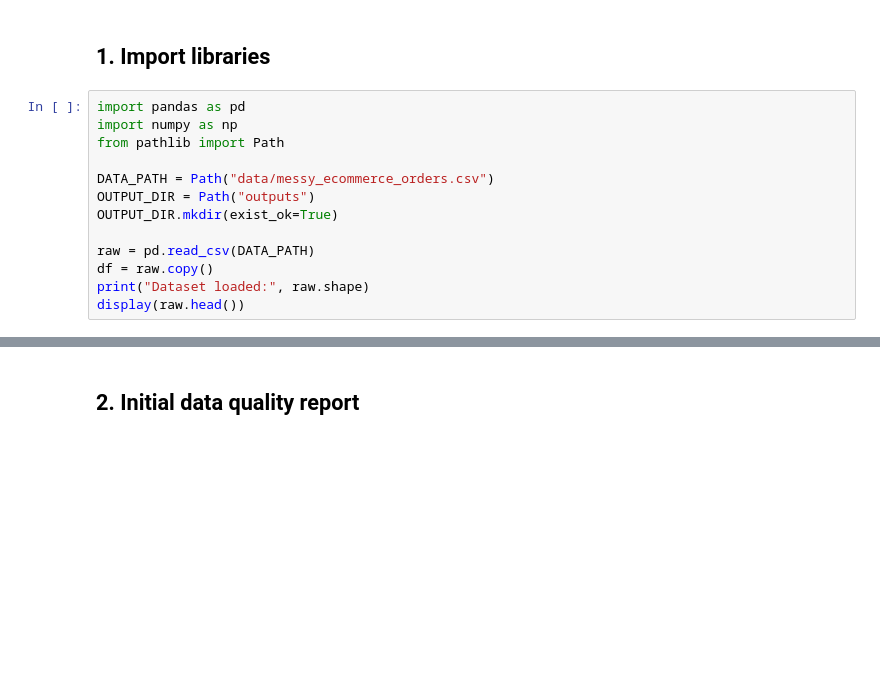
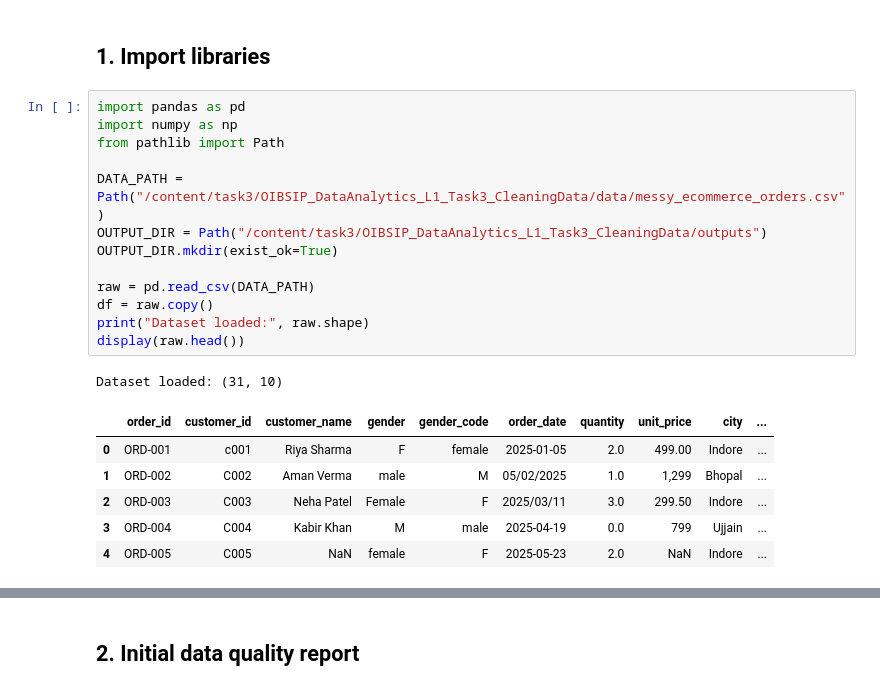
Before and after one commit to gautamrathore28/OIBSIP, a Jupyter notebook: Data_Cleaning_Ecommerce_Orders.ipynb, the cells around one changed output, grey strips where cells are left out. Drawn from its saved outputs; the diff is of its cells as text; blank space fills up the shorter version.

Commit message:
Completed Task 3 Data Cleaning with Results .

```diff
--- a/Data_Cleaning_Ecommerce_Orders.ipynb
+++ b/Data_Cleaning_Ecommerce_Orders.ipynb
@@ -23,13 +23,21 @@ Clean a deliberately messy e-commerce orders dataset and document every data-qua
 # %%
 import pandas as pd
 import numpy as np
 from pathlib import Path
 
-DATA_PATH = Path("data/messy_ecommerce_orders.csv")
-OUTPUT_DIR = Path("outputs")
+DATA_PATH = Path("/content/task3/OIBSIP_DataAnalytics_L1_Task3_CleaningData/data/messy_ecommerce_orders.csv")
+OUTPUT_DIR = Path("/content/task3/OIBSIP_DataAnalytics_L1_Task3_CleaningData/outputs")
 OUTPUT_DIR.mkdir(exist_ok=True)
 
 raw = pd.read_csv(DATA_PATH)
 df = raw.copy()
 print("Dataset loaded:", raw.shape)
 display(raw.head())
+# %% [output]
+Dataset loaded: (31, 10)
+|  | order_id | customer_id | customer_name | gender | gender_code | order_date | quantity | unit_price | city | ... |
+| 0 | ORD-001 | c001 | Riya Sharma | F | female | 2025-01-05 | 2.0 | 499.00 | Indore | ... |
+| 1 | ORD-002 | C002 | Aman Verma | male | M | 05/02/2025 | 1.0 | 1,299 | Bhopal | ... |
+| 2 | ORD-003 | C003 | Neha Patel | Female | F | 2025/03/11 | 3.0 | 299.50 | Indore | ... |
+| 3 | ORD-004 | C004 | Kabir Khan | M | male | 2025-04-19 | 0.0 | 799 | Ujjain | ... |
+| 4 | ORD-005 | C005 | NaN | female | F | 2025-05-23 | 2.0 | NaN | Indore | ... |
```
Also changed, not shown: parts of 9 cells of this notebook.
